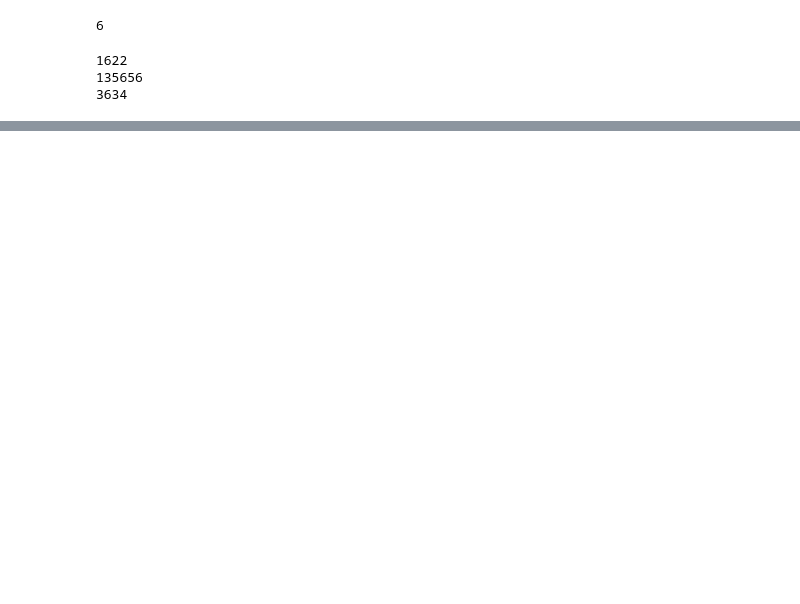
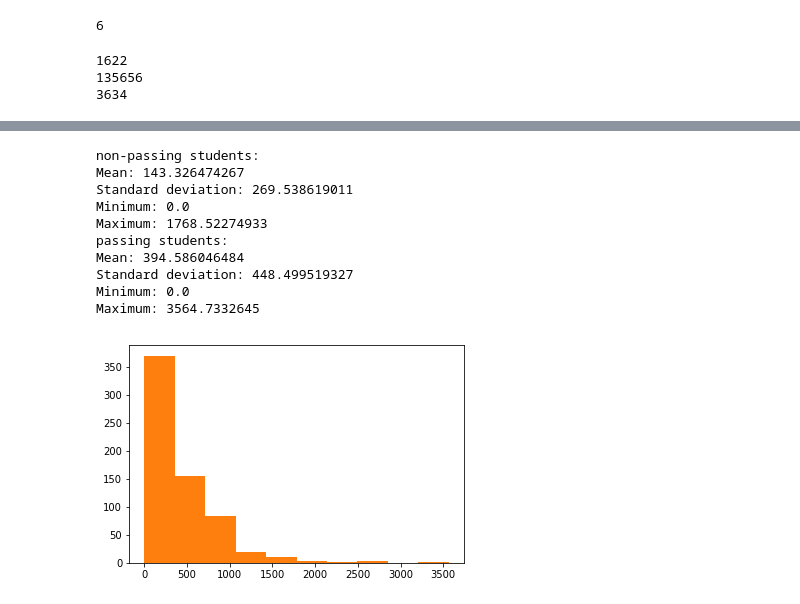
Before and after one commit to lucylow/udacity_student_engagement, a Jupyter notebook: student_engagement.ipynb, the cells around one changed output, grey strips where cells are left out. Drawn from its saved outputs; the diff is of its cells as text; code cells hidden in the pictures; blank space fills up the shorter version.

```diff
--- a/student_engagement.ipynb
+++ b/student_engagement.ipynb
@@ -404,0 +642,16 @@ non_passing_engagement =
+# %%
+# split data into passing vs non-passing projects
+
+# empty lists
+passing_engagement = []
+non_passing_engagement = []
+
+for engagement_record in paid_engagement_in_first_week:
+    # check if account key is one that passed the subway project
+    if engagement_record['account_key'] in pass_subway_project:
+        passing_engagement.append(engagement_record)
+    else:
+        non_passing_engagement.append(engagement_record)
+
+print len(passing_engagement)
+print len(non_passing_engagement)
@@ -404,0 +671,28 @@ non_passing_engagement =
+# %%
+#MINUTES SPENT FOR PASSING VS NON PASSING STUDENTS
+
+passing_engagement_by_account = group_data(passing_engagement, 'account_key')
+
+non_passing_engagement_by_account = group_data(non_passing_engagement, 'account_key')
+
+
+print 'non-passing students:'
+non_passing_minutes = sum_grouped_items(non_passing_engagement_by_account, 'total_minutes_visited')
+describe_data(non_passing_minutes.values())
+
+
+print 'passing students:'
+passing_minutes = sum_grouped_items(passing_engagement_by_account, 'total_minutes_visited')
+describe_data(passing_minutes.values())
+# %% [output]
+non-passing students:
+Mean: 143.326474267
+Standard deviation: 269.538619011
+Minimum: 0.0
+Maximum: 1768.52274933
+passing students:
+Mean: 394.586046484
+Standard deviation: 448.499519327
+Minimum: 0.0
+Maximum: 3564.7332645
+[figure, added]
```
Also changed, not shown: parts of 84 cells of this notebook.
